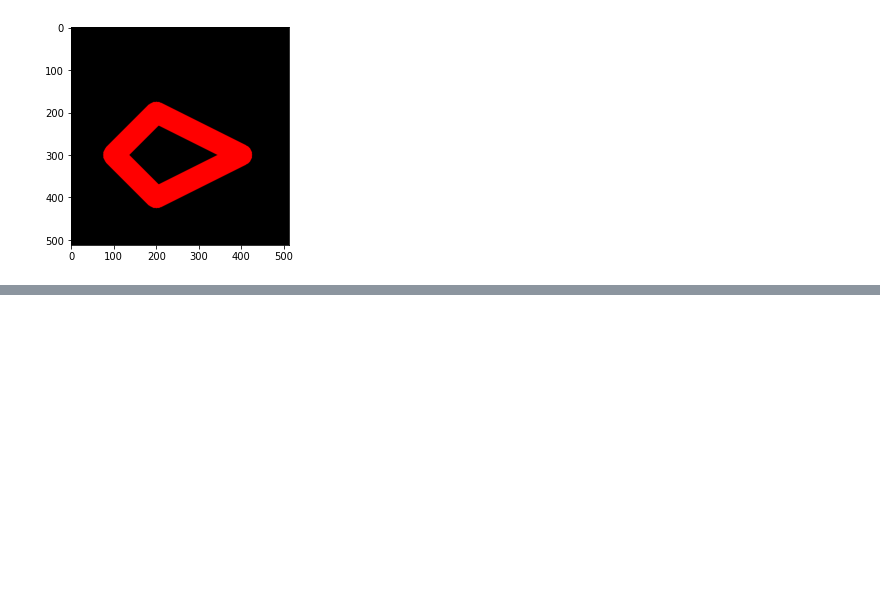
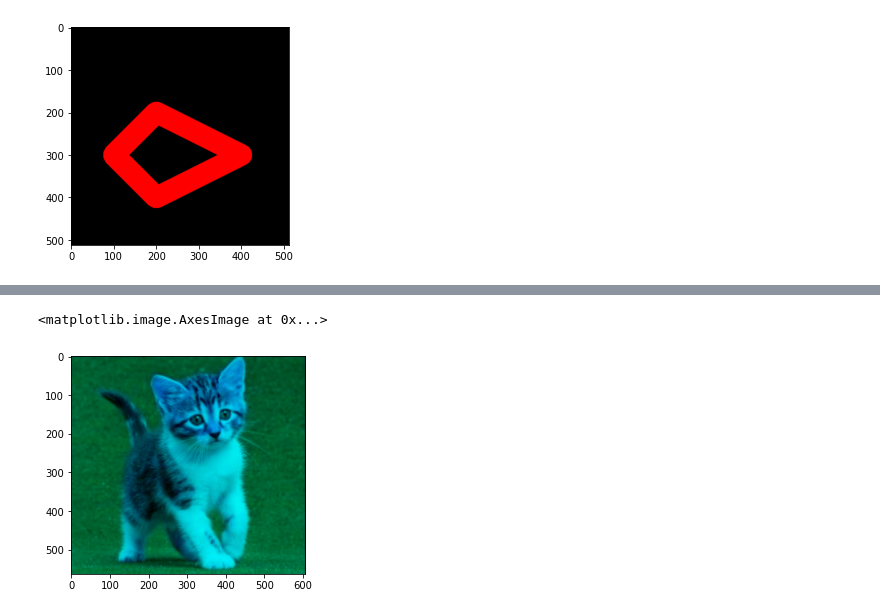
Before and after one commit to muzakidian/PCVK_Genap_2022, a Jupyter notebook: Week2.ipynb, the cells around one changed output, grey strips where cells are left out. Drawn from its saved outputs; the diff is of its cells as text; code cells hidden in the pictures; blank space fills up the shorter version.

```diff
--- a/Week2.ipynb
+++ b/Week2.ipynb
@@ -141,0 +152,8 @@ plt.imshow(black_img2)
+# %%
+#Green-Blue
+green_blue = img
+green_blue[:,:,0] = 0
+plt.imshow(green_blue)
+# %% [output]
+<matplotlib.image.AxesImage at 0x...>
+[figure, added]
```
Also changed, not shown: parts of 7 cells of this notebook.
